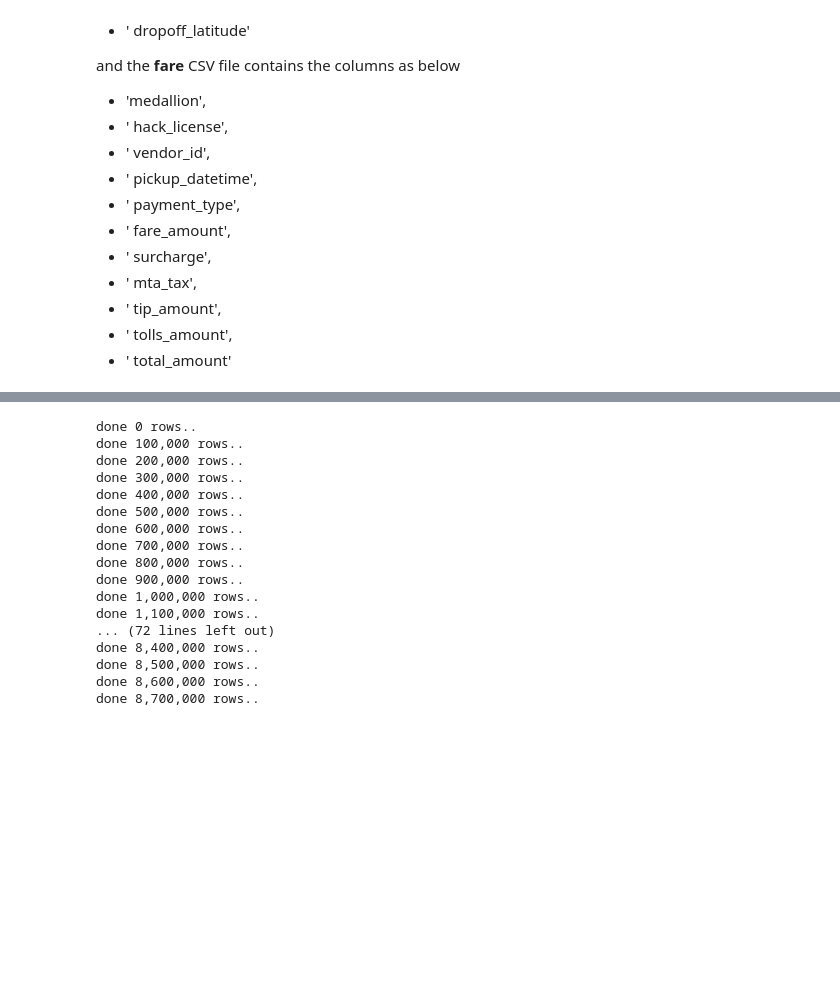
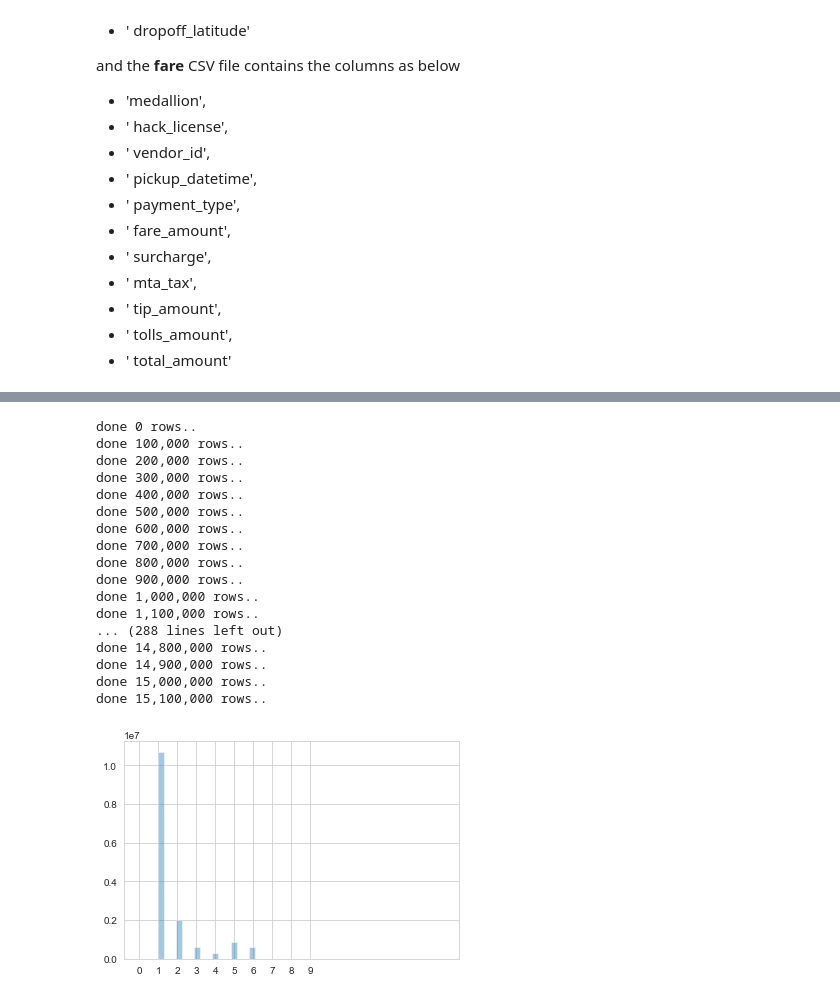
Before and after one commit to eeghor/cbataxi, a Jupyter notebook: cbataxi.ipynb, the cells around one changed output, grey strips where cells are left out. Cells and saved outputs as stored; diff of their text form; code cells hidden in the pictures; blank space fills up the shorter version.

```diff
--- a/cbataxi.ipynb
+++ b/cbataxi.ipynb
@@ -64,23 +73,26 @@ class Taxi:
         # trip is defined by (medallion, pickup_datetime)
 
         for i, d in enumerate(pd.read_csv('data/' + self.trip_file, chunksize=rows_at_once,
-                                          usecols=['medallion', ' pickup_datetime', ' passenger_count'])):
+                                          usecols=['medallion', ' pickup_datetime', ' passenger_count', ' pickup_longitude',
+ ' pickup_latitude', ' dropoff_longitude', ' dropoff_latitude'])):
             for row in d.groupby(['medallion', ' pickup_datetime']).sum().iterrows():
                 self.distros['passengers'][row[0]] += row[1][' passenger_count']
+                self.distros['pickup_hrs'][arrow.get(row[0][1]).hour] += 1
+                self.distros['pickup_loc'][(' pickup_latitude', ' pickup_longitude')] += 1
 
             if i%10 == 0:
                 print(f'done {i*rows_at_once:,} rows..')
 
-        for i, d in enumerate(pd.read_csv('data/' + self.fare_file, chunksize=rows_at_once,
-                                          usecols=['medallion', ' pickup_datetime', ' payment_type', ' fare_amount', ' tip_amount'])):
-            for row in d.groupby(['medallion', ' pickup_datetime']).sum().iterrows():
+#         for i, d in enumerate(pd.read_csv('data/' + self.fare_file, chunksize=rows_at_once,
+#                                           usecols=['medallion', ' pickup_datetime', ' fare_amount', ' tip_amount'])):
+#             for row in d.groupby(['medallion', ' pickup_datetime']).sum().iterrows():
 
-                self.distros['payment_type'][row[0]] += row[1][' payment_type']
-                self.distros['fare_amount'][row[0]] += row[1][' fare_amount']
-                self.distros['tip_amount'][row[0]] += row[1][' tip_amount']
+#                 self.distros['fare_amount'][row[0]] += row[1][' fare_amount']
+#                 self.distros['tip_amount'][row[0]] += row[1][' tip_amount']
+#                 self.distros['tip_amount'][row[0]] += row[1][' tip_amount']
 
-            if i%10 == 0:
-                print(f'done {i*rows_at_once:,} rows..')
+#             if i%10 == 0:
+#                 print(f'done {i*rows_at_once:,} rows..')
 
         return self
 # %%
@@ -100,8 +112,12 @@ done 800,000 rows..
 done 900,000 rows..
 done 1,000,000 rows..
 done 1,100,000 rows..
-... (72 lines left out)
-done 8,400,000 rows..
-done 8,500,000 rows..
-done 8,600,000 rows..
-done 8,700,000 rows..
+... (288 lines left out)
+done 14,800,000 rows..
+done 14,900,000 rows..
+done 15,000,000 rows..
+done 15,100,000 rows..
+# %%
+ax = sns.distplot(list(tx.distros['passengers'].values()), hist=True, kde=False, label='passengers').set_xticks(range(10))
+# %% [output]
+[figure, added]
```
Also changed, not shown: parts of 4 cells of this notebook.
